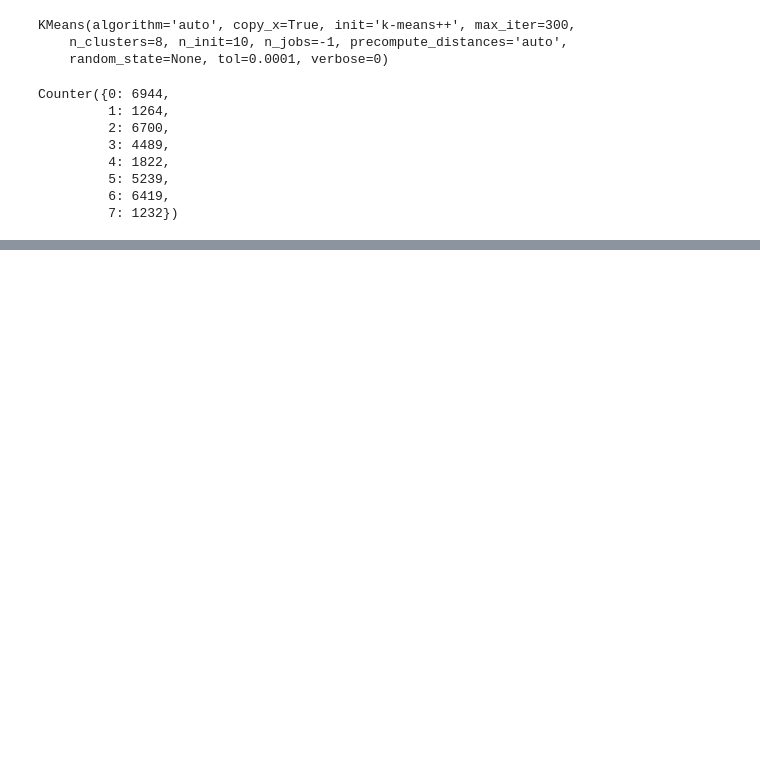
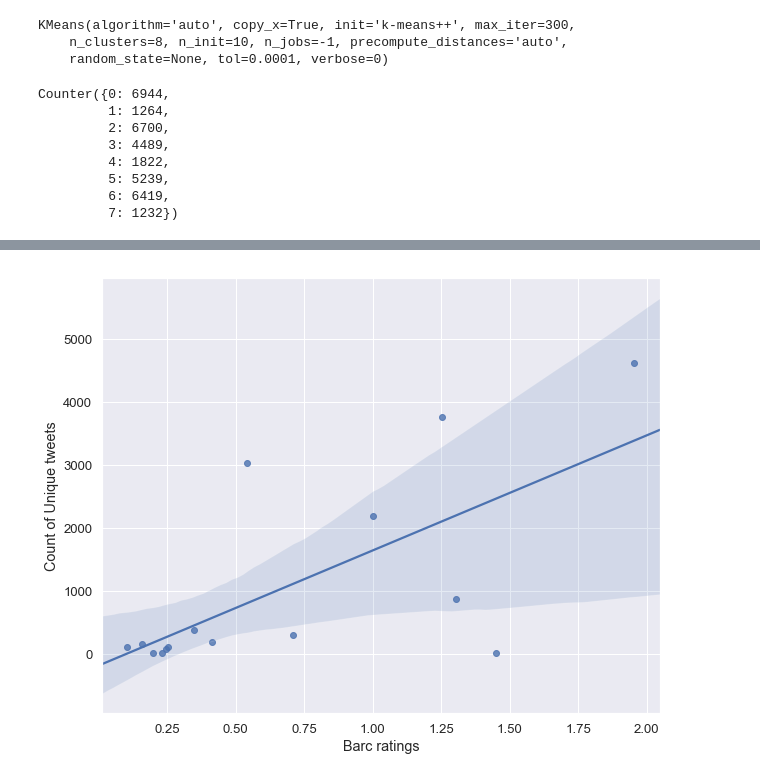
Before and after one commit to abhi050688/initial_test, a Jupyter notebook: ZeeTv.ipynb, the cells around one changed output, grey strips where cells are left out. Saved outputs shown, nothing was run; the diff lists cells and outputs as text; code cells hidden in the pictures; blank space fills up the shorter version.

```diff
--- a/ZeeTv.ipynb
+++ b/ZeeTv.ipynb
@@ -296,0 +511,8 @@ with open("embeddings",'wb') as fw:
+# %%
+sns.set(font_scale=1.2)
+fig,ax=plt.subplots(figsize=(10,8))
+sns.regplot(y='count',x='rating',data=showcnt_subset.loc[~showcnt_subset.index.isin(['zeetv---show---kaleerein -Mentions','zeetv-show-aap-ke-aa-jane-se-Mentions','zee-tv---show---juzzbaaat-Mentions']),:],ax=ax)
+ax.set(xlabel='Barc ratings',ylabel='Count of Unique tweets')
+fig.savefig("reg_excluding_Kalirn_App.png")
+# %% [output]
+[figure, added]
```
Also changed, not shown: parts of 65 cells of this notebook.
